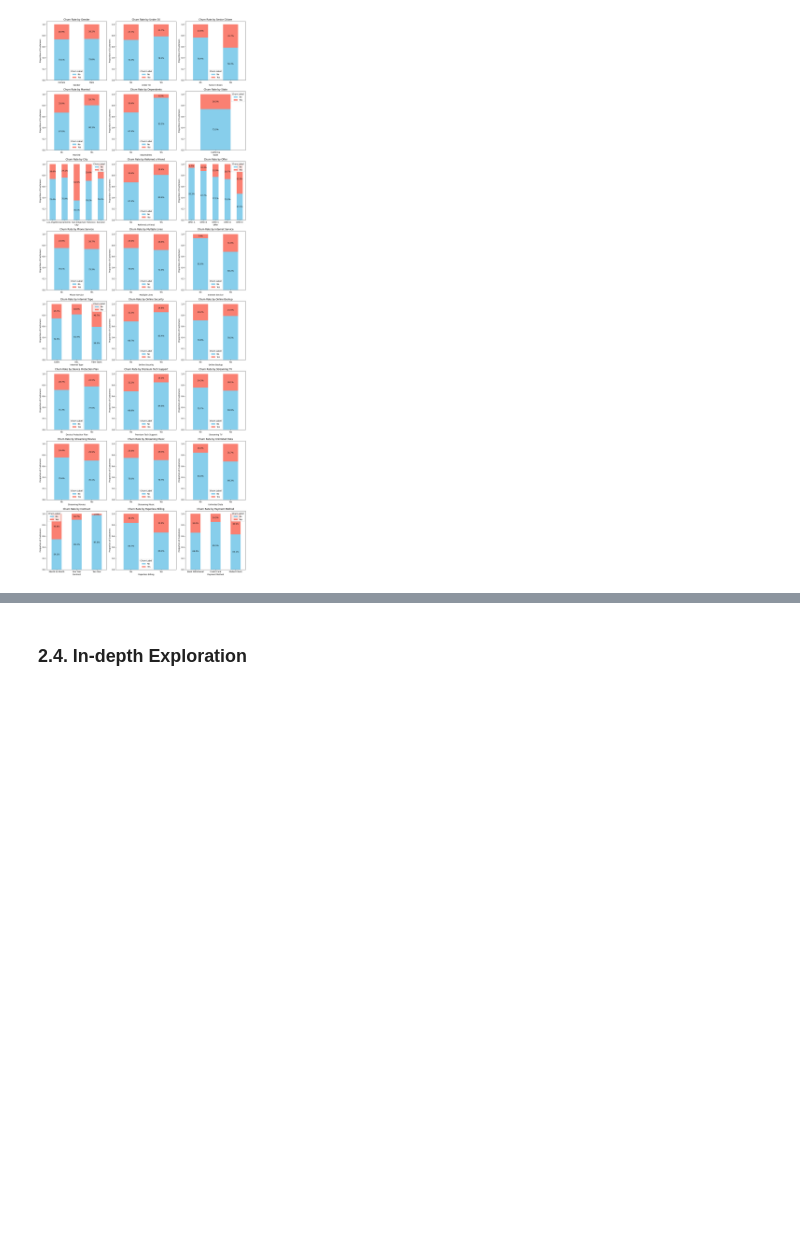
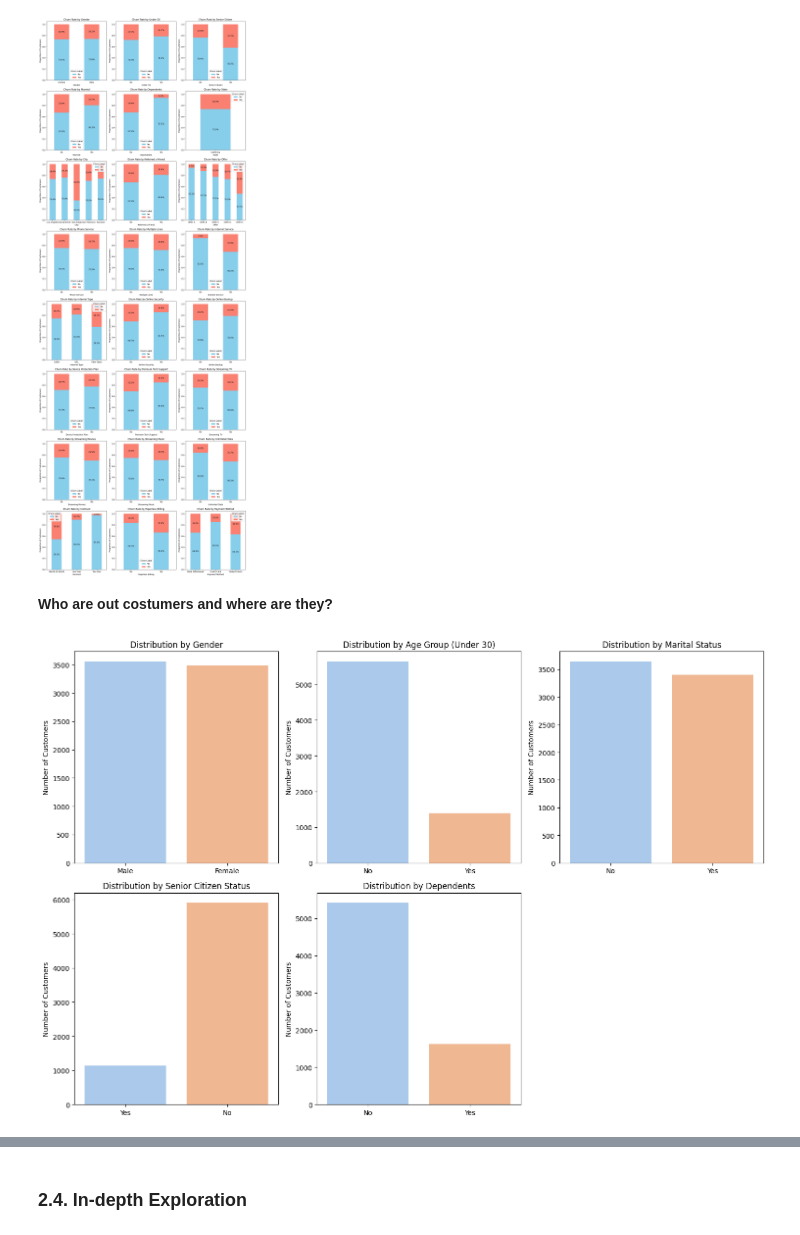
Before and after one commit to sarasustelosantos/bootcamp_group, a Jupyter notebook: Data_Exploration.ipynb, the cells around one changed output, grey strips where cells are left out. Cells and saved outputs as stored; diff of their text form; code cells hidden in the pictures; blank space fills up the shorter version.

Commit message:
análise de churn, demographics e city

```diff
--- a/Data_Exploration.ipynb
+++ b/Data_Exploration.ipynb
@@ -597,3 +597,5 @@ titles_to_plot = [f'Churn Rate by {feature}' for feature in features_to_plot]
 plot_churn_by_multiple_features_annotated(features_to_plot, titles_to_plot)
 # %% [output]
 [figure]
+# %% [markdown]
+**Who are out costumers and where are they?**
@@ -599,0 +664,10 @@ plot_churn_by_multiple_features_annotated(features_to_plot, titles_to_plot)
+# %%
+# Demographic features and their titles
+demographic_features = ['Gender', 'Under 30', 'Married', 'Senior Citizen', 'Dependents']
+demographic_titles = ['Distribution by Gender', 'Distribution by Age Group (Under 30)',
+                      'Distribution by Marital Status', 'Distribution by Senior Citizen Status',
+                      'Distribution by Dependents']
+
+plot_demographics(demographic_features, demographic_titles)
+# %% [output]
+[figure, added]
```
Also changed, not shown: parts of 6 cells of this notebook.
